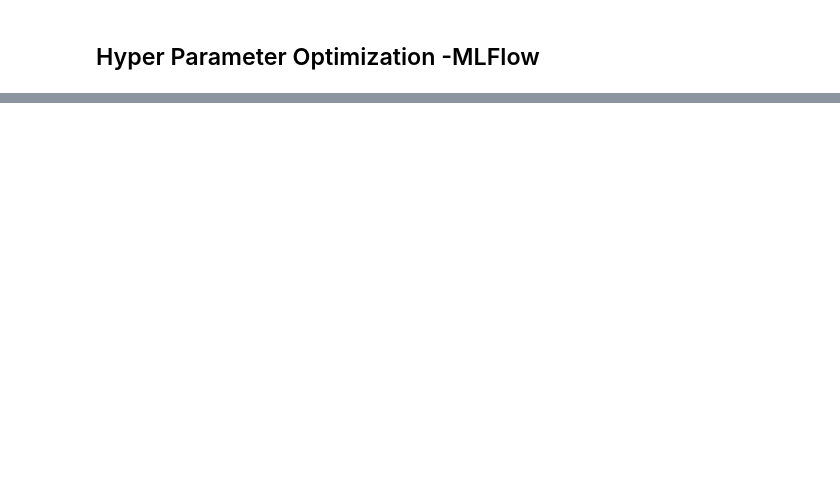
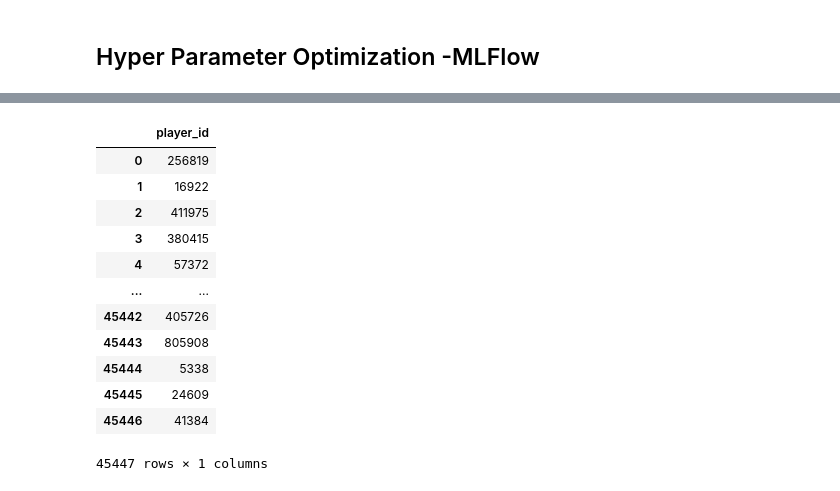
Before and after one commit to McGill-MMA-EnterpriseAnalytics/Football_Transfermarkt, a Jupyter notebook: Modelling/Pre-Processing v2.ipynb, the cells around one changed output, grey strips where cells are left out. Drawn from its saved outputs; the diff is of its cells as text; code cells hidden in the pictures; blank space fills up the shorter version.

```diff
--- a/Modelling/Pre-Processing v2.ipynb
+++ b/Modelling/Pre-Processing v2.ipynb
@@ -1056,0 +1009,18 @@ KeyError: 'metrics.neg_mean_squared_error'
+# %%
+X_train_id_df = X_train_id.to_frame()
+X_train_id_df = X_train_id_df.reset_index(drop=True)
+X_train_id_df
+# %% [output]
+|  | player_id |
+| 0 | 256819 |
+| 1 | 16922 |
+| 2 | 411975 |
+| 3 | 380415 |
+| 4 | 57372 |
+| ... | ... |
+| 45442 | 405726 |
+| 45443 | 805908 |
+| 45444 | 5338 |
+| 45445 | 24609 |
+| 45446 | 41384 |
+45447 rows × 1 columns
```
Also changed, not shown: parts of 44 cells of this notebook.
